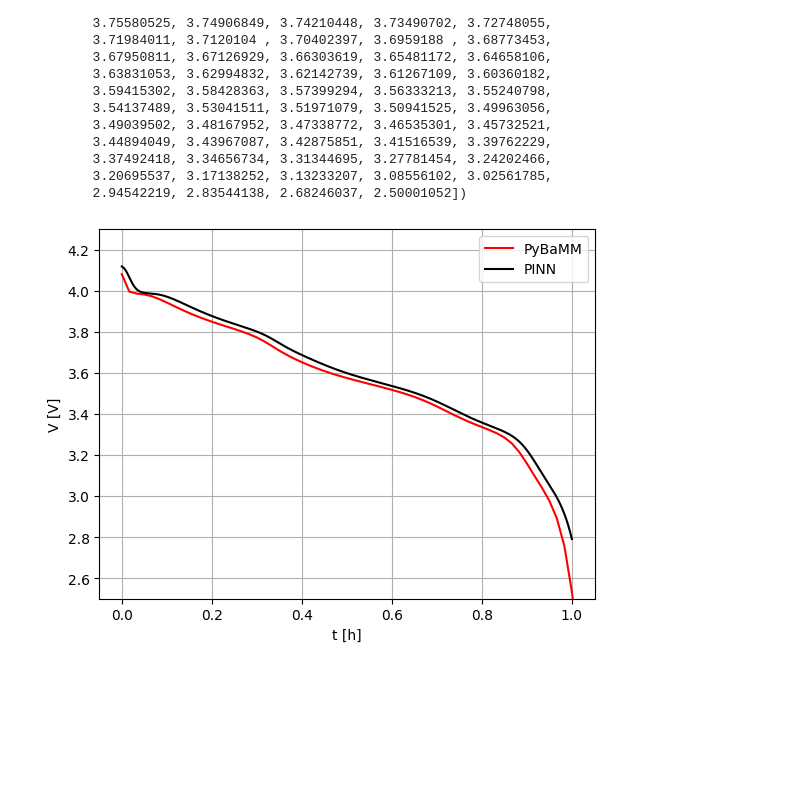
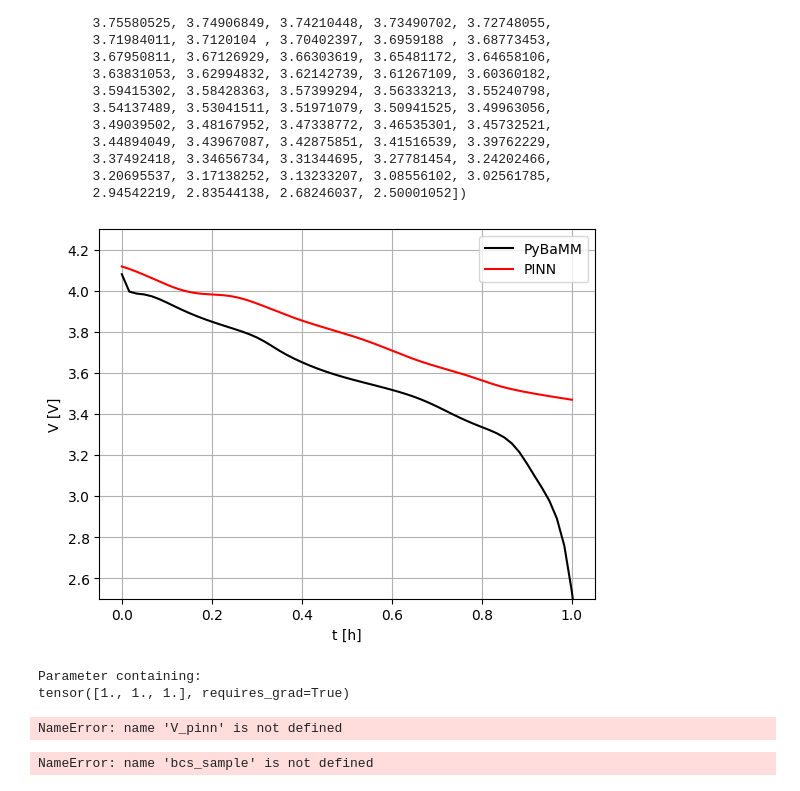
Before and after one commit to JosuYeregui/PINN-DeepONet, a Jupyter notebook: eval/test.ipynb, the cells around one changed output. Cells and saved outputs as stored; diff of their text form; code cells hidden in the pictures; blank space fills up the shorter version.

```diff
--- a/eval/test.ipynb
+++ b/eval/test.ipynb
@@ -86,47 +86,60 @@ neg_weights = {"PDE": 1e4, "IV": 10., "BC_Center": 1., "BC_Surf": 1e4}
 model_p = NN_TL_Diffusion(general_layers=[64, 64, 64, 64], fine_layers=[32, 32], dim_in=3, dim_int=32,
                             dim_out=1, dropout=0.)
 optimizer_p = torch.optim.Adam(model_p.parameters(), lr=0.0005)
-pos_model = Solid_Phase(model_p, parameters, criterion=RMSELoss, electrode="pos", weights=pos_weights)
+pos_model = Solid_Phase(model_p, parameters, criterion=RMSELoss, electrode="pos", weights=pos_weights, adjustable_weights=True)
 model_n = NN_TL_Diffusion(general_layers=[64, 64, 64, 64], fine_layers=[32, 32], dim_in=3, dim_int=32,
                         dim_out=1, dropout=0.)
 optimizer_n = torch.optim.Adam(model_n.parameters(), lr=0.0005)
-neg_model = Solid_Phase(model_n, parameters, criterion=RMSELoss, electrode="neg", weights=neg_weights)
+neg_model = Solid_Phase(model_n, parameters, criterion=RMSELoss, electrode="neg", weights=neg_weights, adjustable_weights=True)
 
 PINN = Cell(pos_model, neg_model)
 
-PINN.pos_model.load_model("../models/TL_pos.pt")
-PINN.neg_model.load_model("../models/TL_neg.pt")
+PINN.pos_model.load_model("../models/TL_pos_test.pt")
+PINN.neg_model.load_model("../models/TL_neg_test.pt")
 # %%
 t_eval = np.arange(0, 3600)
 cur_fun = constant(1.)
 
 bcs_sample_t = torch.linspace(0., 1., 1000)
 bcs_sample_r = torch.ones_like(bcs_sample_t)
 bcs_sample_I = torch.tensor(cur_fun(bcs_sample_t.numpy() * 3600.))
 bcs_sample = torch.stack([bcs_sample_t, bcs_sample_r, bcs_sample_I]).t()
 
 V_pinn = PINN.compute_V(bcs_sample).detach().numpy()
 
 
 param = pybamm.ParameterValues("Chen2020")
 PBM_model = pybamm.lithium_ion.SPM()
 
 experiment = pybamm.Experiment(["Discharge at 1C for 100000 seconds or until 2.5 V"])
 sim = pybamm.Simulation(PBM_model, experiment=experiment, parameter_values=param)
 solution = sim.solve(initial_soc=1)
 
 t = solution["Time [s]"].entries
 
 V = solution["Terminal voltage [V]"].entries
 
 plt.figure()
 plt.grid()
-plt.plot(t / 3600., V, "r-", label="PyBaMM")
-plt.plot(bcs_sample_t, V_pinn, "k-", label="PINN")
+plt.plot(t / 3600., V, "k-", label="PyBaMM")
+plt.plot(bcs_sample_t, V_pinn, "r-", label="PINN")
 plt.ylim([2.5, 4.3])
 plt.xlabel("t [h]")
 plt.ylabel("V [V]")
 plt.legend()
 plt.show()
 # %% [output]
-[figure, old version]
+[figure, new version]
+# %%
+PINN.pos_model.adj_w
+# %% [output]
+Parameter containing:
+tensor([1., 1., 1.], requires_grad=True)
+# %%
+V_pinn
+# %% [output]
+NameError: name 'V_pinn' is not defined
+# %%
+PINN.pos_model(bcs_sample)
+# %% [output]
+NameError: name 'bcs_sample' is not defined
```
Also changed, not shown: parts of 2 cells of this notebook, 8 other files.
